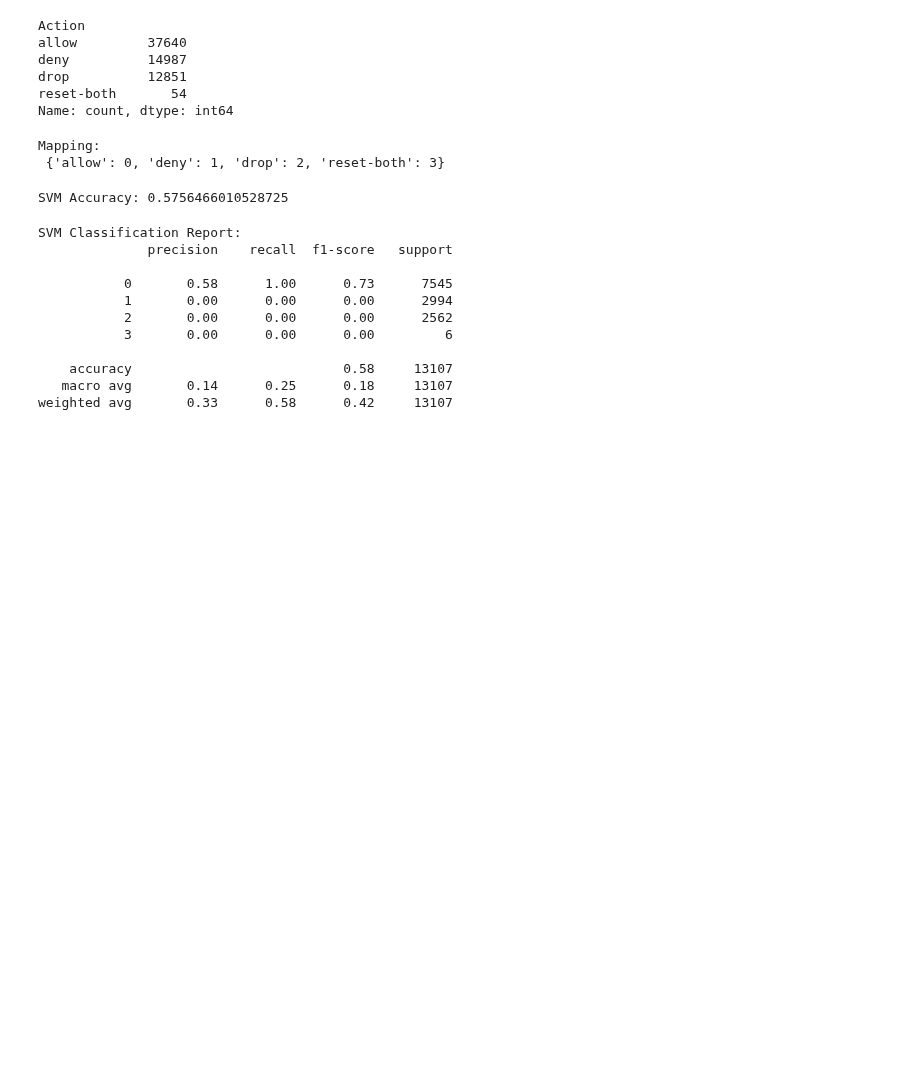
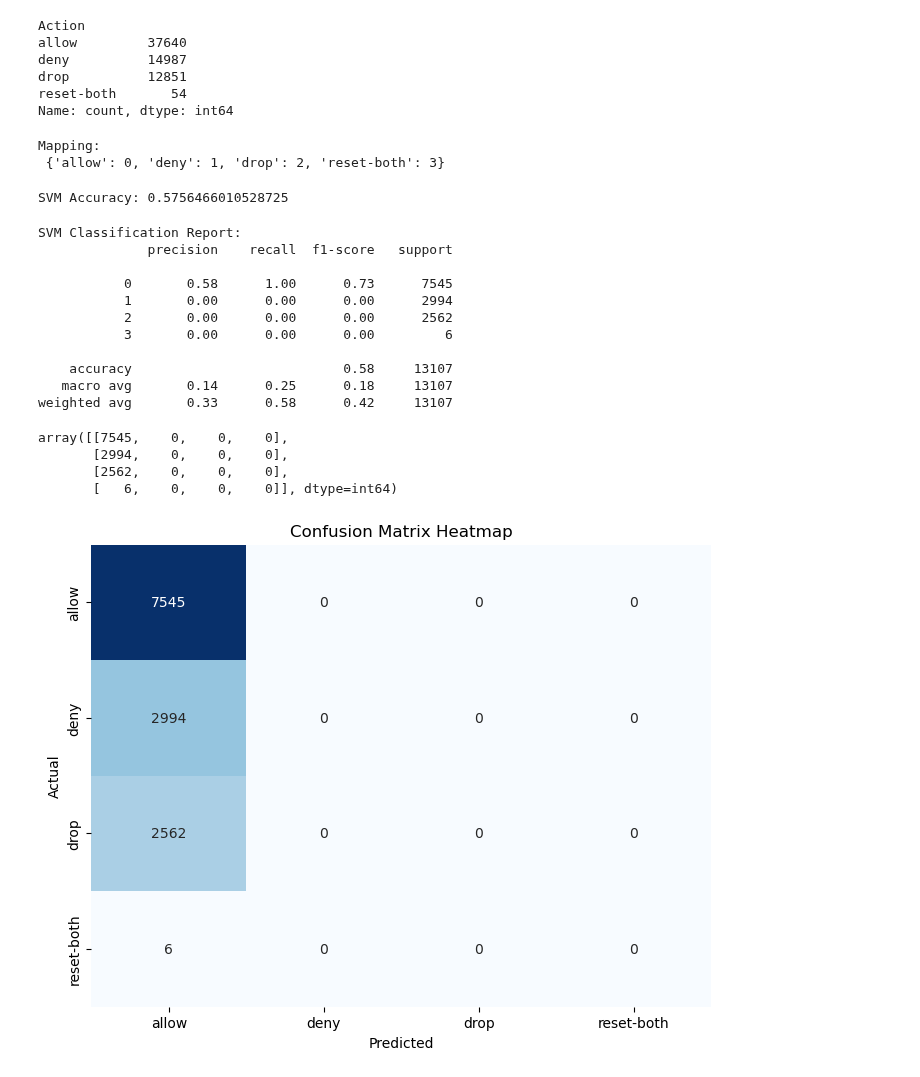
Before and after one commit to taddbackus/qtw, a Jupyter notebook: Case Study 5/Case Study 5.ipynb, the cells around one changed output. Drawn from its saved outputs; the diff is of its cells as text; code cells hidden in the pictures; blank space fills up the shorter version.

```diff
--- a/Case Study 5/Case Study 5.ipynb
+++ b/Case Study 5/Case Study 5.ipynb
@@ -119,6 +121,30 @@ SVM Classification Report:
     accuracy                           0.58     13107
    macro avg       0.14      0.25      0.18     13107
 weighted avg       0.33      0.58      0.42     13107
+# %%
+svm_conf_matrix = confusion_matrix(y_test, svm_predictions)
+svm_conf_matrix
+# %% [output]
+array([[7545,    0,    0,    0],
+       [2994,    0,    0,    0],
+       [2562,    0,    0,    0],
+       [   6,    0,    0,    0]], dtype=int64)
+# %%
+plt.figure(figsize=(8, 6))
+sns.heatmap(svm_conf_matrix,
+            annot = True,
+            fmt = 'd',
+            cmap = 'Blues',
+            xticklabels = ['allow', 'deny', 'drop', 'reset-both'],
+            yticklabels = ['allow', 'deny', 'drop', 'reset-both'],
+            cbar = False)
+
+plt.xlabel('Predicted')
+plt.ylabel('Actual')
+plt.title('Confusion Matrix Heatmap')
+plt.show()
+# %% [output]
+[figure, added]
 # %%
 sgd_model = SGDClassifier()
 sgd_model.fit(X_train, y_train)
```
Also changed, not shown: parts of 6 cells of this notebook.
